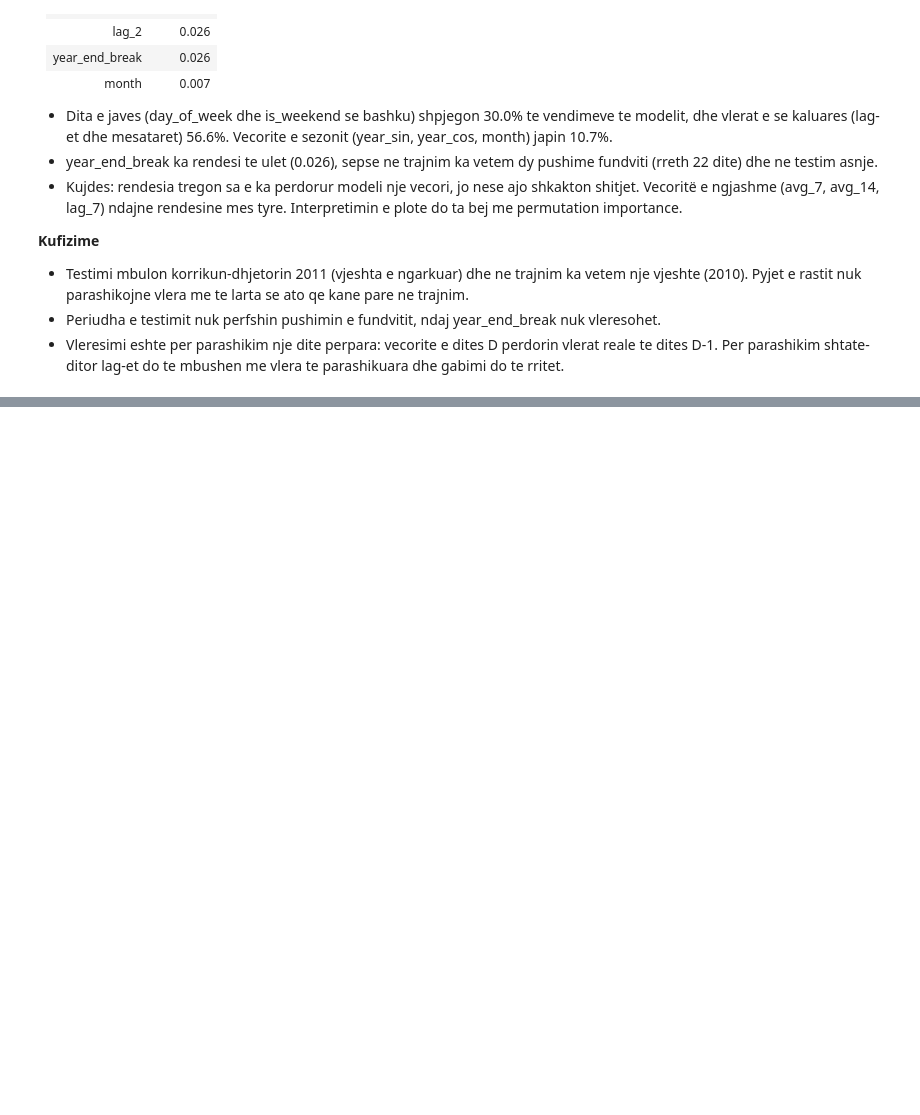
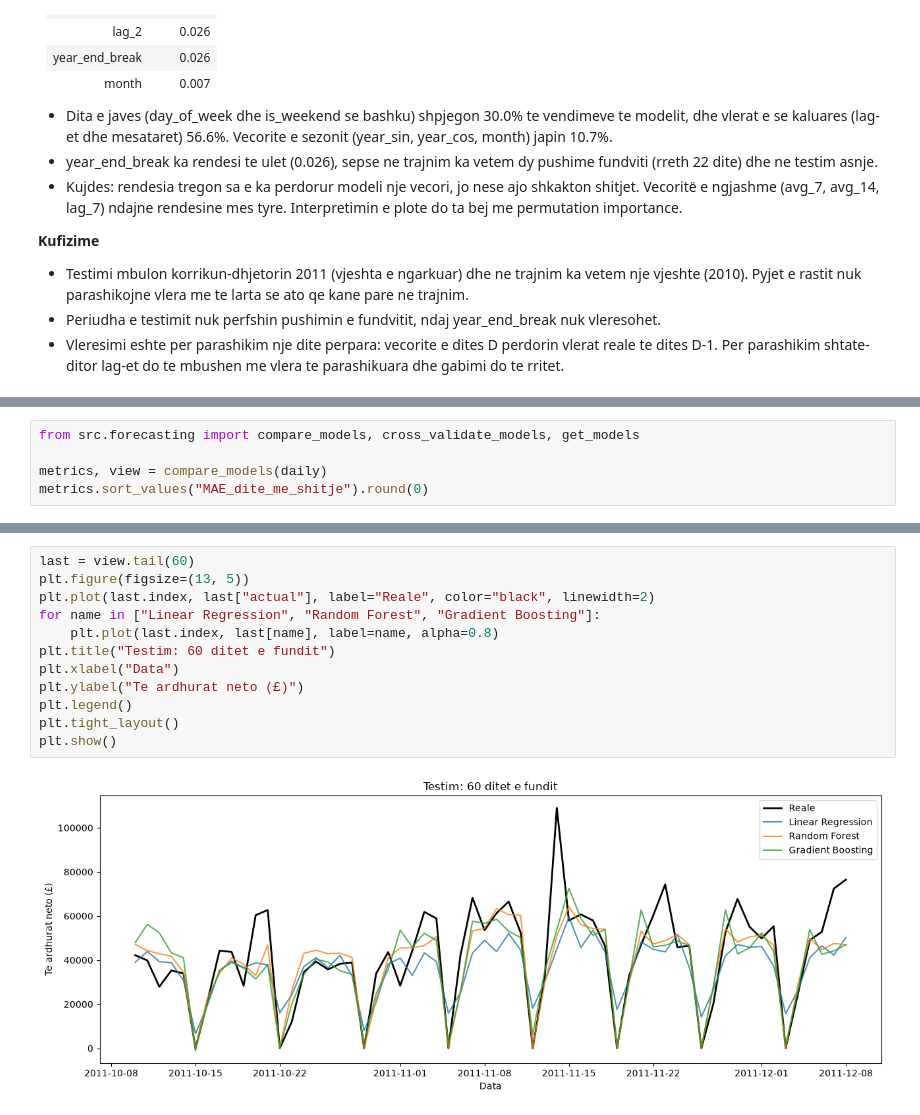
Before and after one commit to Dua-Gashi/online-retail-customer-analytics, a Jupyter notebook: notebooks/03_forecasting.ipynb, the cells around one changed output, grey strips where cells are left out. Saved outputs shown, nothing was run; the diff lists cells and outputs as text; blank space fills up the shorter version.

Commit message:
Linear Regression, Gradient Boosting and TimeSeriesSplit comparison

```diff
--- a/notebooks/03_forecasting.ipynb
+++ b/notebooks/03_forecasting.ipynb
@@ -462,0 +470,5 @@ Kontroll: MAE i baseline-it "dje", i llogaritur me dore nga parashikimet, eshte
+# %%
+from src.forecasting import compare_models, cross_validate_models, get_models
+
+metrics, view = compare_models(daily)
+metrics.sort_values("MAE_dite_me_shitje").round(0)
@@ -462,0 +482,14 @@ Kontroll: MAE i baseline-it "dje", i llogaritur me dore nga parashikimet, eshte
+# %%
+last = view.tail(60)
+plt.figure(figsize=(13, 5))
+plt.plot(last.index, last["actual"], label="Reale", color="black", linewidth=2)
+for name in ["Linear Regression", "Random Forest", "Gradient Boosting"]:
+    plt.plot(last.index, last[name], label=name, alpha=0.8)
+plt.title("Testim: 60 ditet e fundit")
+plt.xlabel("Data")
+plt.ylabel("Te ardhurat neto (£)")
+plt.legend()
+plt.tight_layout()
+plt.show()
+# %% [output]
+[figure, added]
```
Also changed, not shown: parts of 6 cells of this notebook, 1 other file.
